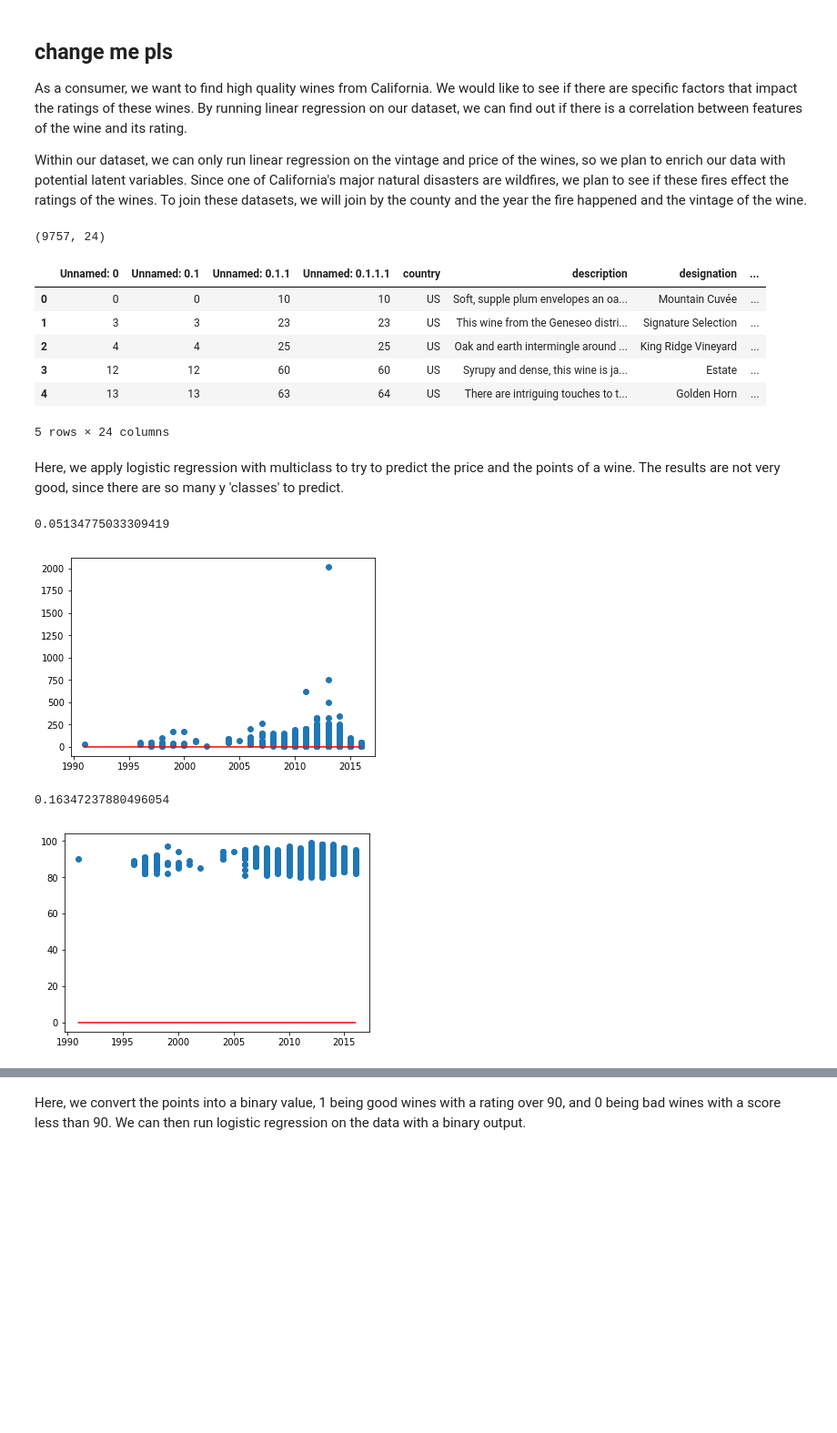
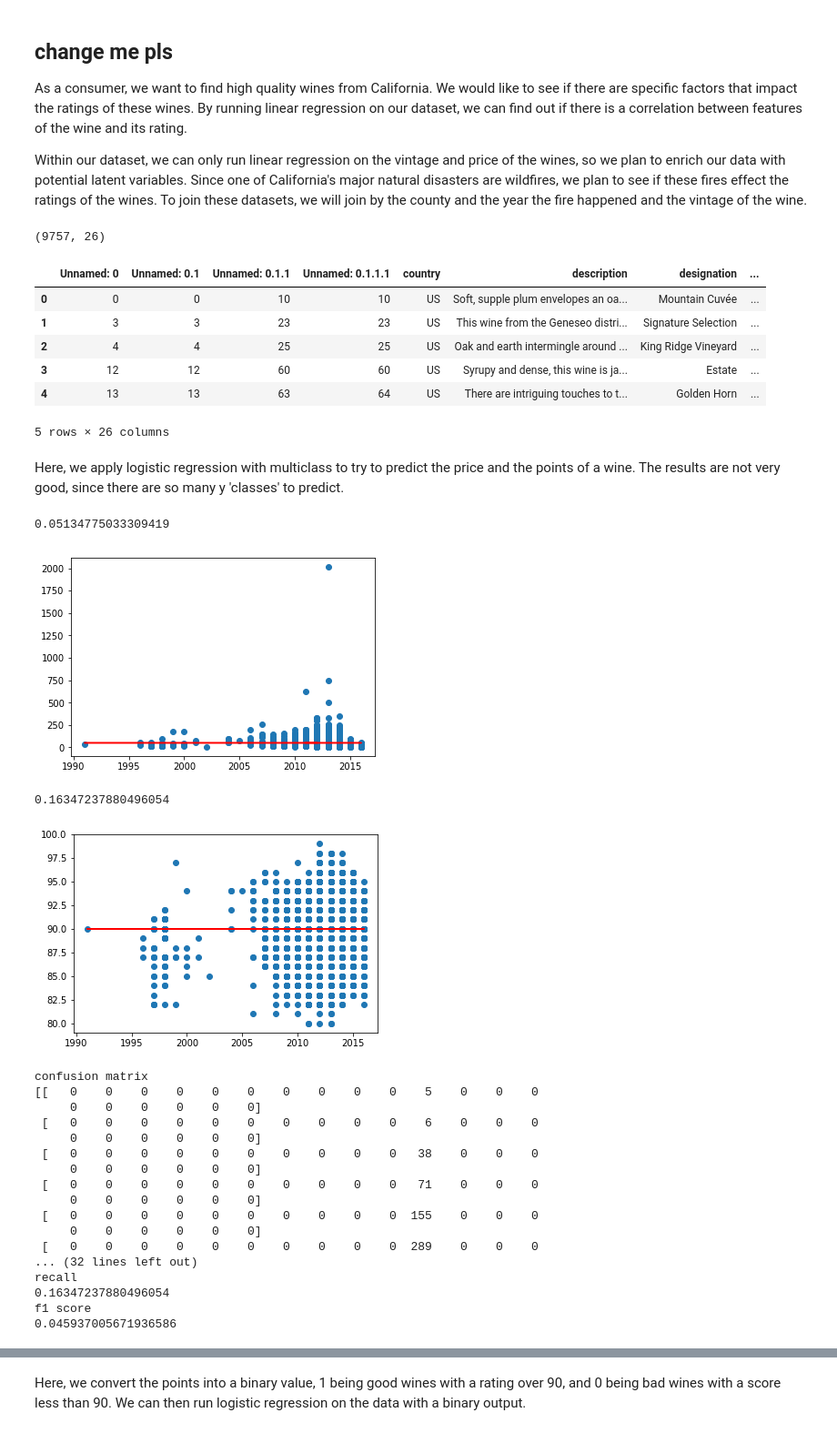
Before and after one commit to jems2019/CMPE257, a Jupyter notebook: Logistic_Regression/Logistic_Regression.ipynb, the cells around one changed output, grey strips where cells are left out. Shown at 91% size. Saved outputs shown, nothing was run; the diff lists cells and outputs as text; code cells hidden in the pictures; blank space fills up the shorter version.

Commit message:
added merged data with current year, added model statistics

```diff
--- a/Logistic_Regression/Logistic_Regression.ipynb
+++ b/Logistic_Regression/Logistic_Regression.ipynb
@@ -31,19 +35,19 @@ import warnings
 
 """
 warnings.simplefilter('ignore')
-data = pd.read_csv("../data/California_latlng_merged.csv")
+data = pd.read_csv("../data/final_wine_and_fire_data.csv")
 data.dropna(inplace = True)
 print(data.shape)
 data.head()
 # %% [output]
-(9757, 24)
+(9757, 26)
 |  | Unnamed: 0 | Unnamed: 0.1 | Unnamed: 0.1.1 | Unnamed: 0.1.1.1 | country | description | designation | ... |
 | 0 | 0 | 0 | 10 | 10 | US | Soft, supple plum envelopes an oa... | Mountain Cuvée | ... |
 | 1 | 3 | 3 | 23 | 23 | US | This wine from the Geneseo distri... | Signature Selection | ... |
 | 2 | 4 | 4 | 25 | 25 | US | Oak and earth intermingle around ... | King Ridge Vineyard | ... |
 | 3 | 12 | 12 | 60 | 60 | US | Syrupy and dense, this wine is ja... | Estate | ... |
 | 4 | 13 | 13 | 63 | 64 | US | There are intriguing touches to t... | Golden Horn | ... |
-5 rows × 24 columns
+5 rows × 26 columns
 # %%
 # Normalizing province id between 1 and 0
 data['norm_vintage'] = abs((data.vintage - data.vintage.min()) / (data.vintage.max()))
@@ -62,6 +66,12 @@ data['norm_total_fires'] = abs((data.total_fires - data.total_fires.min()) / (da
 
 # Normalizing points(rating) between 1 and 0
 data['norm_sum_fire_size'] = abs((data.sum_fire_size - data.sum_fire_size.min()) / (data.sum_fire_size.max()))
+
+# Normalizing points(rating) between 1 and 0
+data['norm_total_fires_current'] = abs((data.total_fires_current - data.total_fires_current.min()) / (data.total_fires_current.max()))
+
+# Normalizing points(rating) between 1 and 0
+data['norm_sum_fire_size_current'] = abs((data.sum_fire_size_current - data.sum_fire_size_current.min()) / (data.sum_fire_size_current.max()))
 # %% [markdown]
 Here, we apply logistic regression with multiclass to try to predict the price and the points of a wine. The results are not very good, since there are so many y 'classes' to predict.
 # %%
@@ -79,23 +89,42 @@ plt.plot(x,predict,color = 'red')
 plt.show()
 # %% [output]
 0.05134775033309419
-[figure, old version]
+[figure, new version]
 # %%
 x = data.loc[:, ['vintage']]
 y = data.loc[:, ['points']]
 
 reg = LogisticRegression(random_state=0, solver='lbfgs', multi_class='multinomial').fit(x, y)
 print(reg.score(x,y))
 
 predict = reg.predict(x)
 
 plt.scatter(x, y)
 
 plt.plot(x,predict,color = 'red')
 plt.show()
+
+model_stats(y, predict)
 # %% [output]
 0.16347237880496054
-[figure, old version]
+[figure, new version]
+confusion matrix
+[[   0    0    0    0    0    0    0    0    0    0    5    0    0    0
+     0    0    0    0    0    0]
+ [   0    0    0    0    0    0    0    0    0    0    6    0    0    0
+     0    0    0    0    0    0]
+ [   0    0    0    0    0    0    0    0    0    0   38    0    0    0
+     0    0    0    0    0    0]
+ [   0    0    0    0    0    0    0    0    0    0   71    0    0    0
+     0    0    0    0    0    0]
+ [   0    0    0    0    0    0    0    0    0    0  155    0    0    0
+     0    0    0    0    0    0]
+ [   0    0    0    0    0    0    0    0    0    0  289    0    0    0
+... (32 lines left out)
+recall
+0.16347237880496054
+f1 score
+0.045937005671936586
 # %%
 x = data.loc[:, ['total_fires']]
 y = data.loc[:, ['points']]
```
Also changed, not shown: parts of 11 cells of this notebook, 2 other files.
